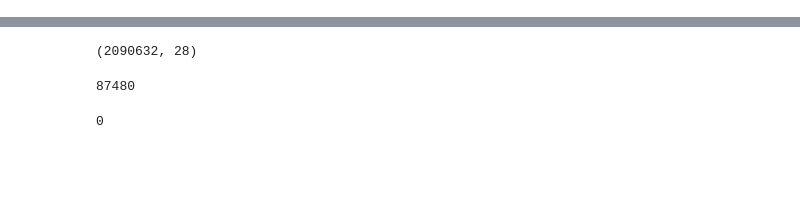
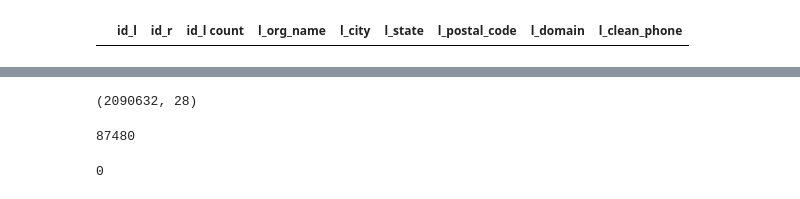
Before and after one commit to duncanjamesbell/data_matching, a Jupyter notebook: Org_Matcher_v3.0.ipynb, the cells around one changed output, grey strips where cells are left out. Drawn from its saved outputs; the diff is of its cells as text; code cells hidden in the pictures; blank space fills up the shorter version.

```diff
--- a/Org_Matcher_v3.0.ipynb
+++ b/Org_Matcher_v3.0.ipynb
@@ -655,0 +906,6 @@ joined[joined.id_l == '9676']
+# %%
+#why does this not work?
+l_conc = pd.merge(all_match_candidates, left_match_data, on='id_l')
+l_conc
+# %% [output]
+|  | id_l | id_r | id_l count | l_org_name | l_city | l_state | l_postal_code | l_domain | l_clean_phone |
```
Also changed, not shown: parts of 21 cells of this notebook.
